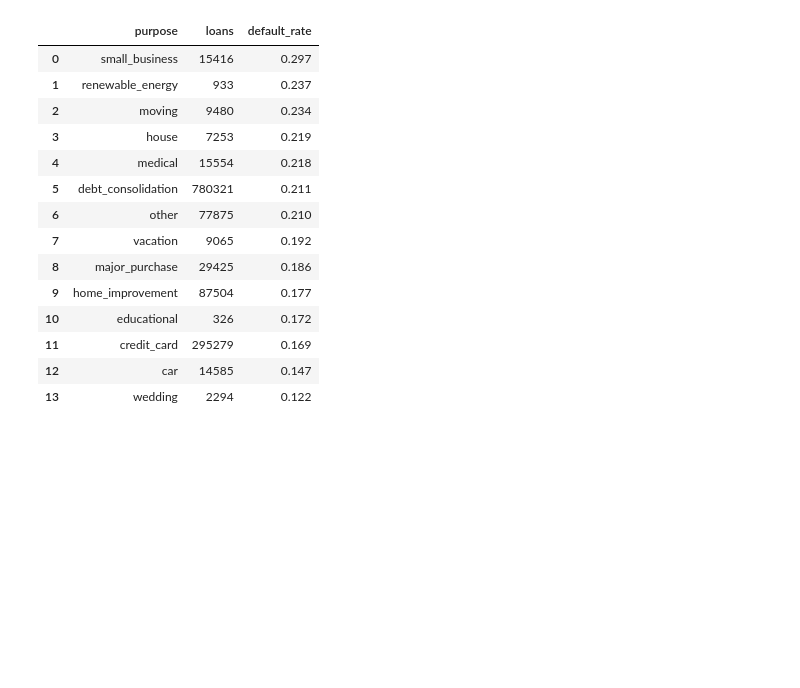
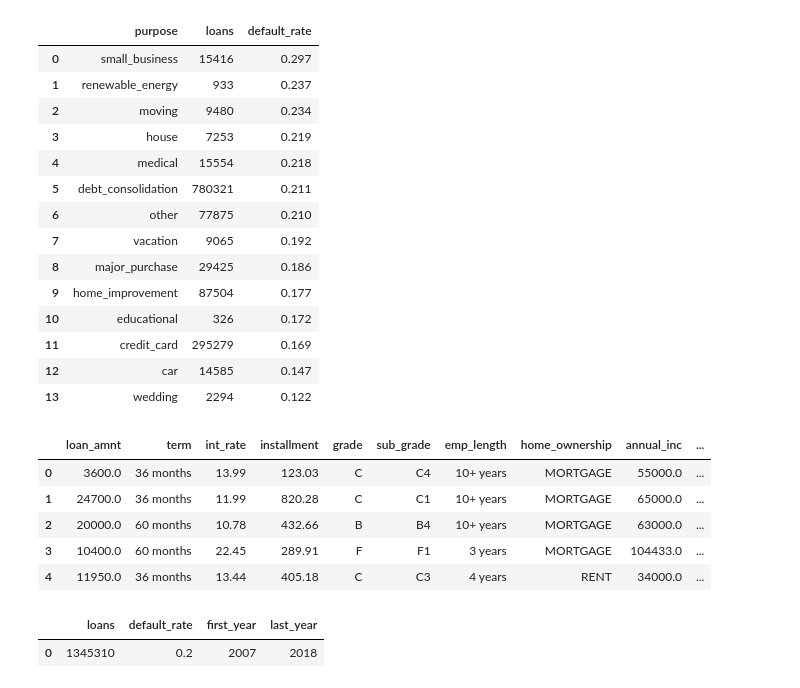
Before and after one commit to TzurShalom/Lending-Club, a Jupyter notebook: notebooks/01_eda.ipynb, the cells around one changed output. Saved outputs shown, nothing was run; the diff lists cells and outputs as text; code cells hidden in the pictures; blank space fills up the shorter version.

```diff
--- a/notebooks/01_eda.ipynb
+++ b/notebooks/01_eda.ipynb
@@ -47,0 +58,37 @@ con.sql("""
+# %%
+con.sql("""
+CREATE OR REPLACE TABLE loans AS
+SELECT
+    loan_amnt, term, int_rate, installment, grade, sub_grade, emp_length,
+    home_ownership, annual_inc, verification_status, issue_d, loan_status,
+    purpose, addr_state, dti, delinq_2yrs, earliest_cr_line,
+    fico_range_low, fico_range_high, inq_last_6mths, open_acc, pub_rec,
+    revol_bal, revol_util, total_acc, application_type, mort_acc,
+    pub_rec_bankruptcies,
+    CASE WHEN loan_status = 'Charged Off' THEN 1 ELSE 0 END AS is_default,
+    EXTRACT(year FROM strptime(issue_d, '%b-%Y')) AS issue_year
+FROM read_csv_auto('../data/accepted_2007_to_2018Q4.csv', sample_size=-1)
+WHERE loan_status = 'Fully Paid' OR loan_status = 'Charged Off'
+""")
+
+con.sql("""SELECT *
+FROM loans
+LIMIT 5""").df()
+# %% [output]
+|  | loan_amnt | term | int_rate | installment | grade | sub_grade | emp_length | home_ownership | annual_inc | ... |
+| 0 | 3600.0 | 36 months | 13.99 | 123.03 | C | C4 | 10+ years | MORTGAGE | 55000.0 | ... |
+| 1 | 24700.0 | 36 months | 11.99 | 820.28 | C | C1 | 10+ years | MORTGAGE | 65000.0 | ... |
+| 2 | 20000.0 | 60 months | 10.78 | 432.66 | B | B4 | 10+ years | MORTGAGE | 63000.0 | ... |
+| 3 | 10400.0 | 60 months | 22.45 | 289.91 | F | F1 | 3 years | MORTGAGE | 104433.0 | ... |
+| 4 | 11950.0 | 36 months | 13.44 | 405.18 | C | C3 | 4 years | RENT | 34000.0 | ... |
+# %%
+con.sql("""
+SELECT COUNT(*) AS loans,
+       ROUND(AVG(is_default), 3) AS default_rate,
+       MIN(issue_year) AS first_year,
+       MAX(issue_year) AS last_year
+FROM loans
+""").df()
+# %% [output]
+|  | loans | default_rate | first_year | last_year |
+| 0 | 1345310 | 0.2 | 2007 | 2018 |
```
Also changed, not shown: parts of 9 cells of this notebook.
